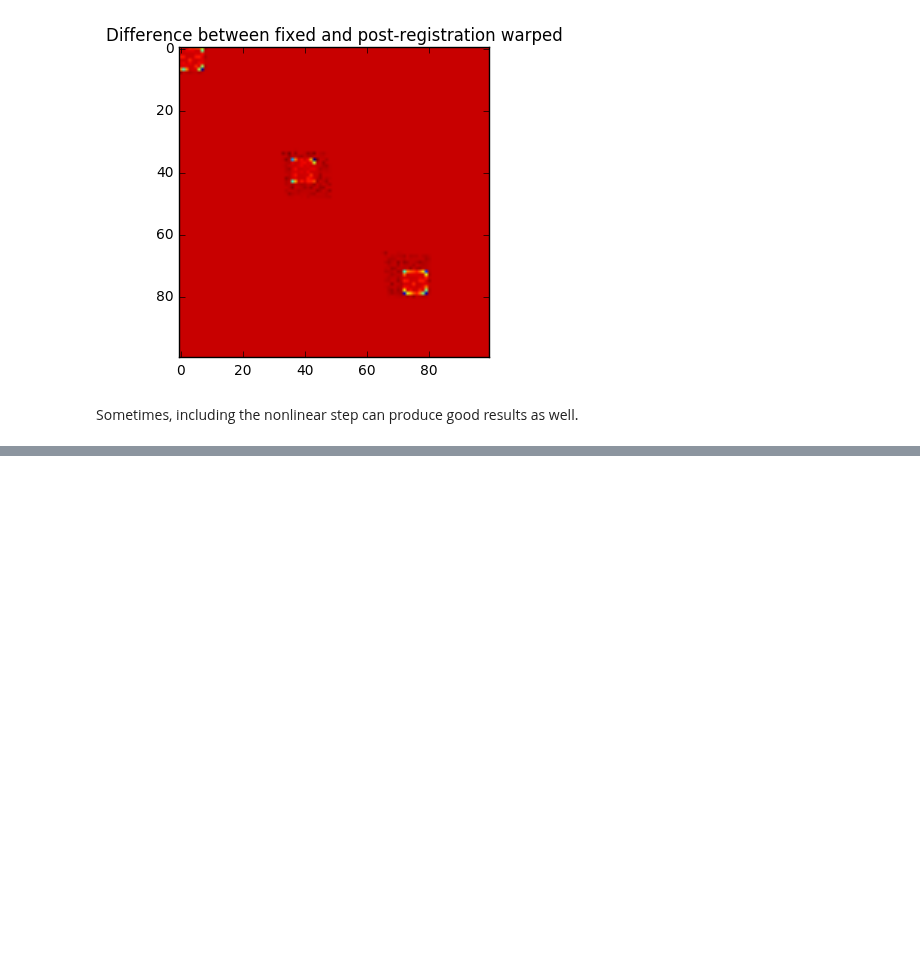
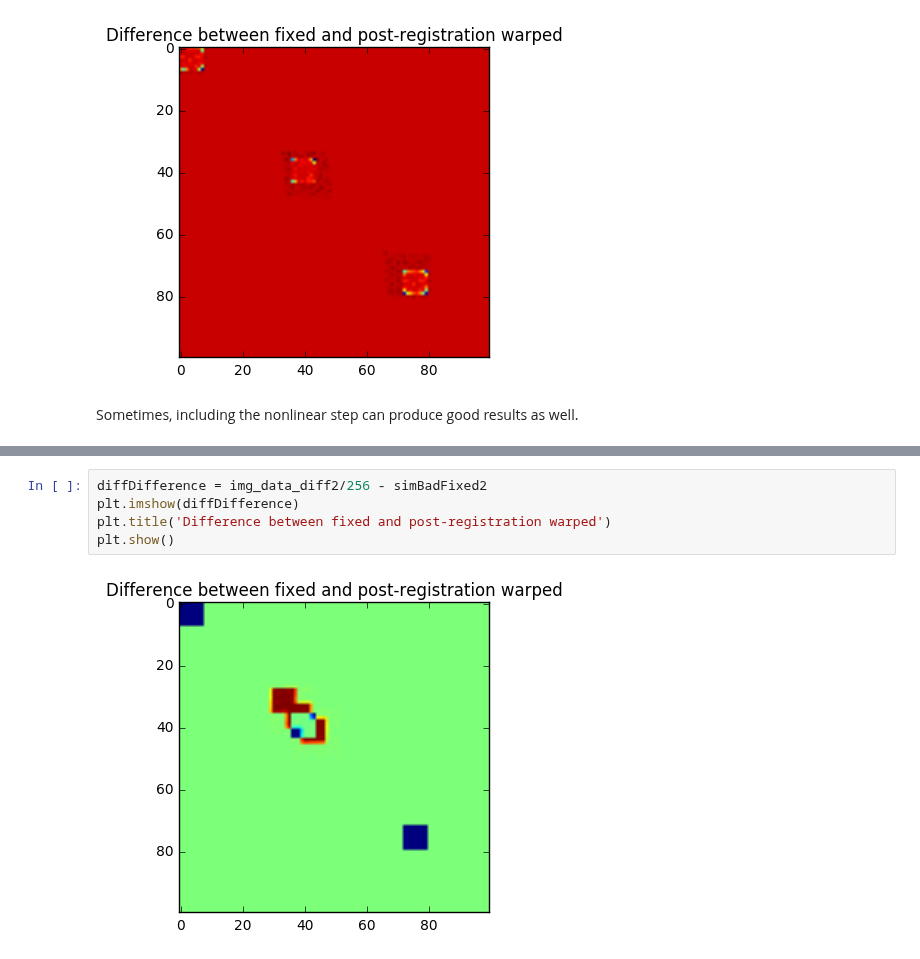
Before and after one commit to NeuroDataDesign/pan-synapse, a Jupyter notebook: background/ANTs_Registration.ipynb, the cells around one changed output, grey strips where cells are left out. Cells and saved outputs as stored; diff of their text form; blank space fills up the shorter version.

```diff
--- a/background/ANTs_Registration.ipynb
+++ b/background/ANTs_Registration.ipynb
@@ -345,0 +415,7 @@ Sometimes, including the nonlinear step can produce good results as well.
+# %%
+diffDifference = img_data_diff2/256 - simBadFixed2
+plt.imshow(diffDifference)
+plt.title('Difference between fixed and post-registration warped')
+plt.show()
+# %% [output]
+[figure, added]
```
Also changed, not shown: parts of 8 cells of this notebook, 4 other files.
